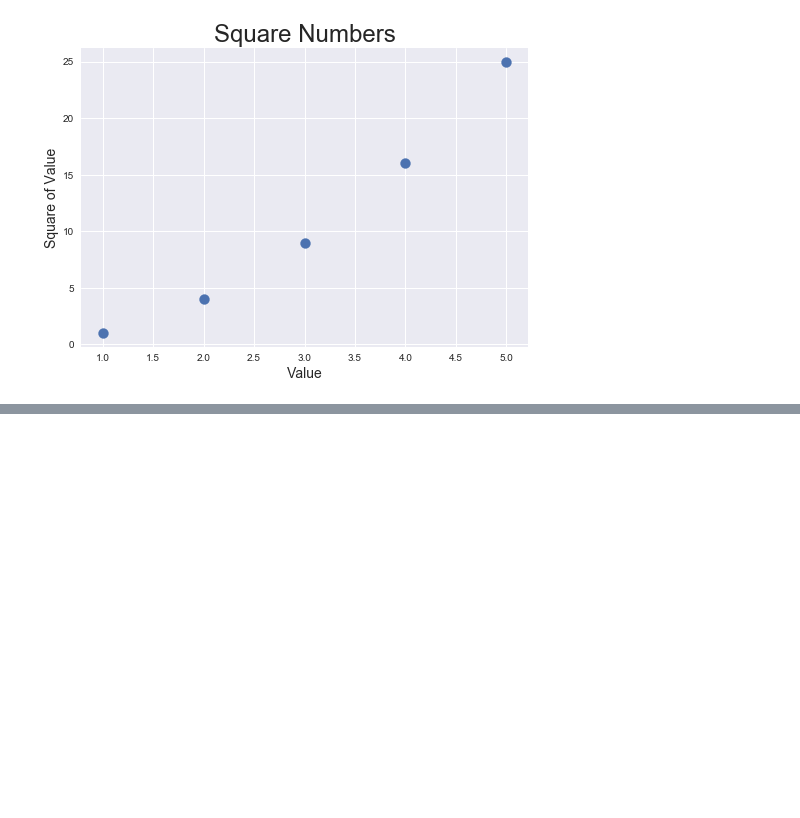
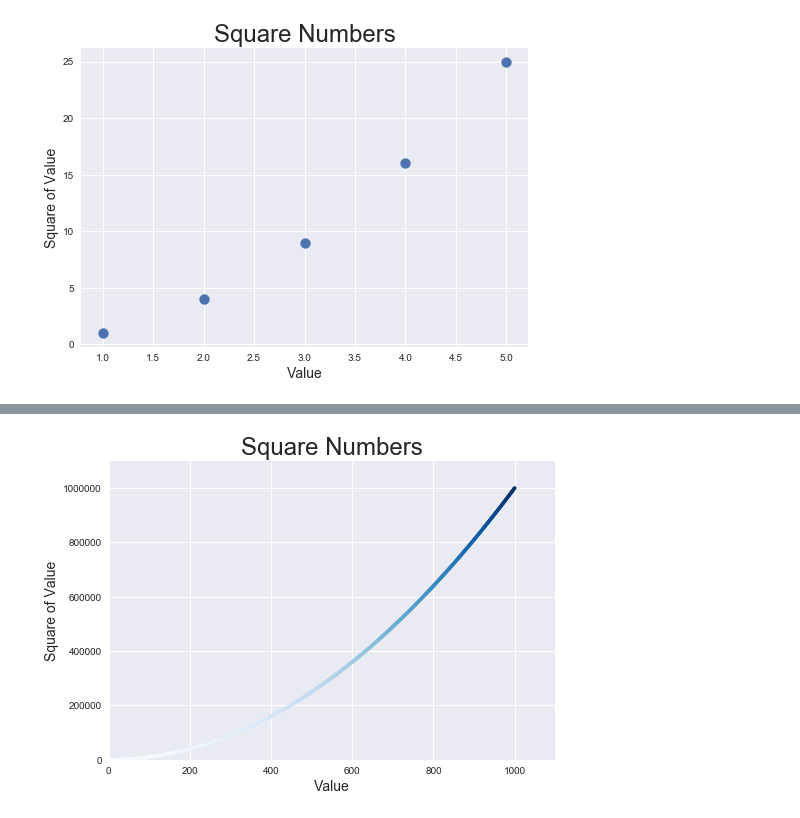
Before and after one commit to henrylin2008/Data-Visualization, a Jupyter notebook: Generating Data.ipynb, the cells around one changed output, grey strips where cells are left out. Drawn from its saved outputs; the diff is of its cells as text; code cells hidden in the pictures; blank space fills up the shorter version.

```diff
--- a/Generating Data.ipynb
+++ b/Generating Data.ipynb
@@ -57,0 +86,23 @@ plt.show()
+# %%
+# Using a colormap
+import matplotlib.pyplot as plt
+
+x_values = range(1, 1001)
+y_values = [x**2 for x in x_values]
+
+plt.style.use('seaborn')
+fig, ax = plt.subplots()
+# cmap: low values a light color, high values a darker color
+ax.scatter(x_values, y_values, c=y_values, cmap=plt.cm.Blues, s=10)
+
+# Set chart title and label axes.
+ax.set_title("Square Numbers", fontsize=24)
+ax.set_xlabel("Value", fontsize=14)
+ax.set_ylabel("Square of Value", fontsize=14)
+
+# Set the range for each axis.
+ax.axis([0, 1100, 0, 1100000])
+
+plt.show()
+# %% [output]
+[figure, added]
```
Also changed, not shown: parts of 3 cells of this notebook.
